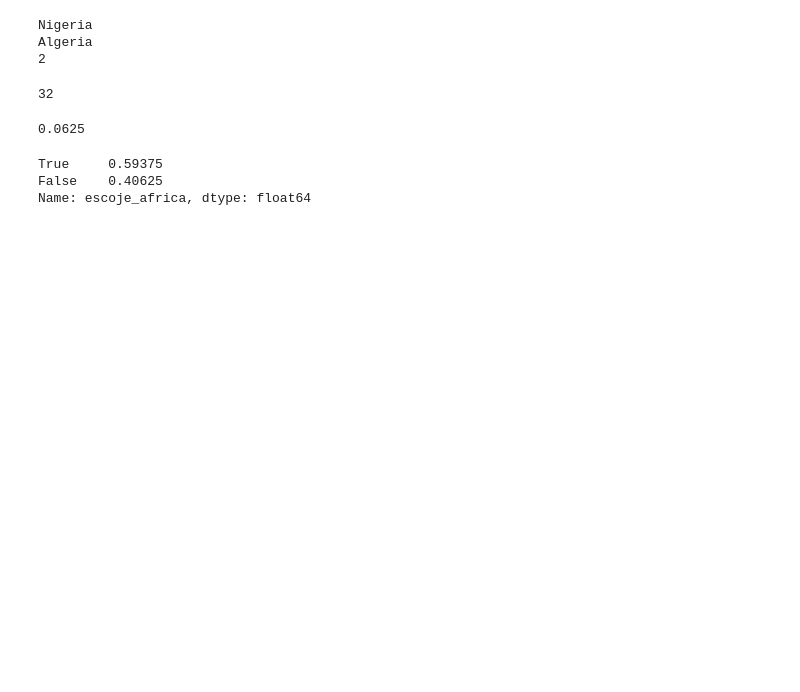
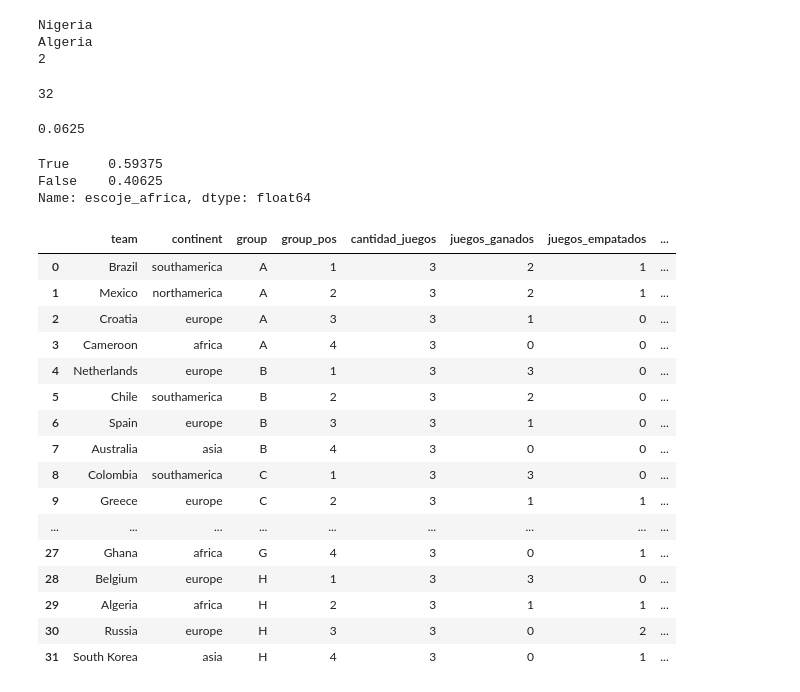
Before and after one commit to Denniels/Fundamentos-data-sciens, a Jupyter notebook: worldcup.ipynb, the cells around one changed output. Saved outputs shown, nothing was run; the diff lists cells and outputs as text; code cells hidden in the pictures; blank space fills up the shorter version.

```diff
--- a/worldcup.ipynb
+++ b/worldcup.ipynb
@@ -109,9 +113,31 @@ escoje_africa / len(df)
 # %%
 df['escoje_africa'] = np.logical_or(df['continent'] == 'africa',
                                 df['clasificado'] == 1.0)
+# %%
+#● ¿Cuál es la probabilidad de elegir un equipo africano al azar?
+#solo dos paises africanos tubieron clasiificacion, por lo que hay una probabilidad de casi un 60% de escojer a uno de estos equipos
+df['escoje_africa'].value_counts('%')
+# %% [output]
+True     0.59375
+False    0.40625
+Name: escoje_africa, dtype: float64
 # %%
-df['escoje_africa'].value_counts('%')
+df
 # %% [output]
-True     0.59375
-False    0.40625
-Name: escoje_africa, dtype: float64
+|  | team | continent | group | group_pos | cantidad_juegos | juegos_ganados | juegos_empatados | ... |
+| 0 | Brazil | southamerica | A | 1 | 3 | 2 | 1 | ... |
+| 1 | Mexico | northamerica | A | 2 | 3 | 2 | 1 | ... |
+| 2 | Croatia | europe | A | 3 | 3 | 1 | 0 | ... |
+| 3 | Cameroon | africa | A | 4 | 3 | 0 | 0 | ... |
+| 4 | Netherlands | europe | B | 1 | 3 | 3 | 0 | ... |
+| 5 | Chile | southamerica | B | 2 | 3 | 2 | 0 | ... |
+| 6 | Spain | europe | B | 3 | 3 | 1 | 0 | ... |
+| 7 | Australia | asia | B | 4 | 3 | 0 | 0 | ... |
+| 8 | Colombia | southamerica | C | 1 | 3 | 3 | 0 | ... |
+| 9 | Greece | europe | C | 2 | 3 | 1 | 1 | ... |
+| ... | ... | ... | ... | ... | ... | ... | ... | ... |
+| 27 | Ghana | africa | G | 4 | 3 | 0 | 1 | ... |
+| 28 | Belgium | europe | H | 1 | 3 | 3 | 0 | ... |
+| 29 | Algeria | africa | H | 2 | 3 | 1 | 1 | ... |
+| 30 | Russia | europe | H | 3 | 3 | 0 | 2 | ... |
+| 31 | South Korea | asia | H | 4 | 3 | 0 | 1 | ... |
```
Also changed, not shown: parts of 4 cells of this notebook.
